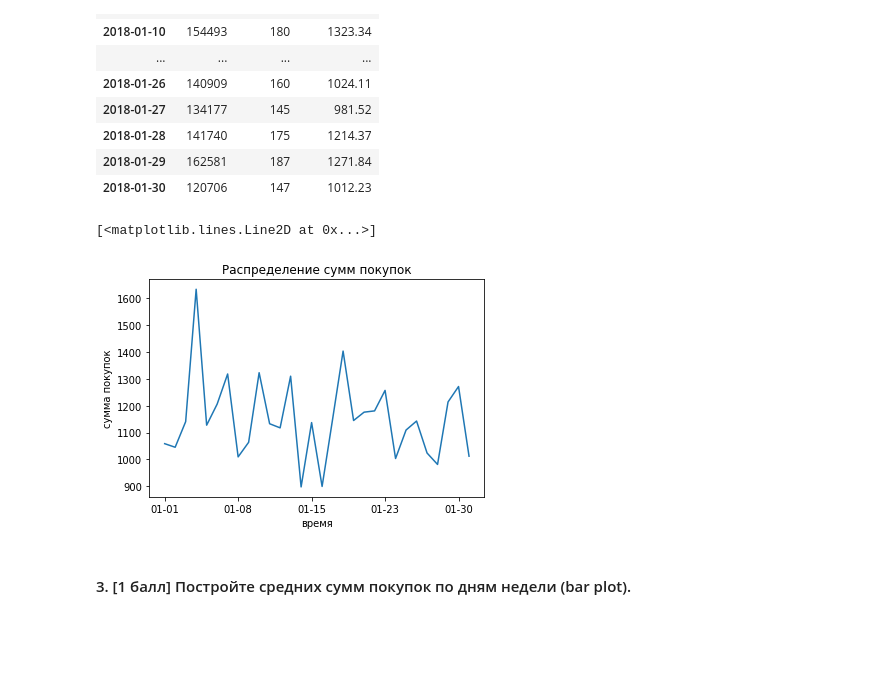
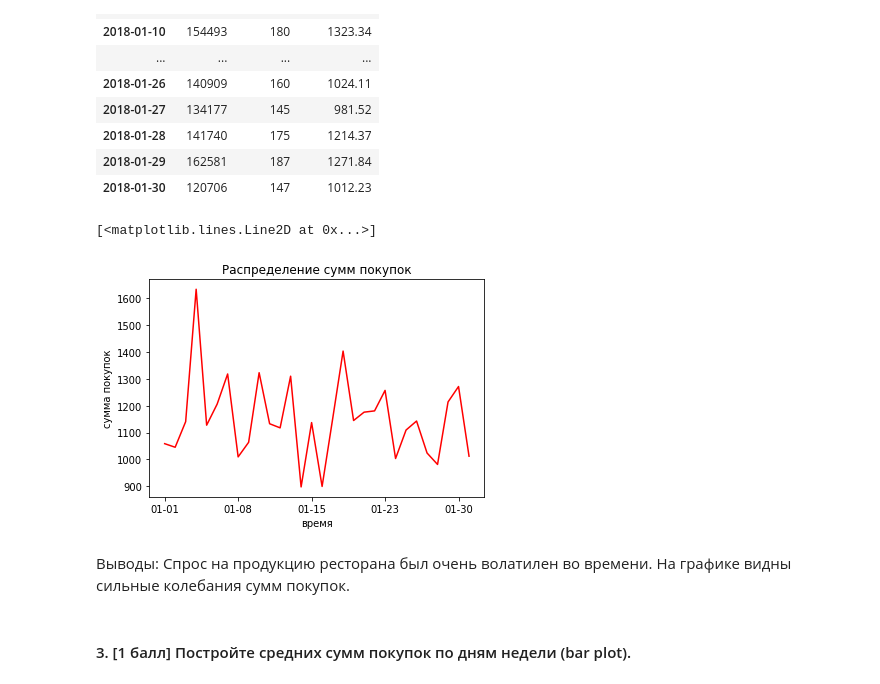
Before and after one commit to hse-mlearn/ha-01-mvdokuchaev, a Jupyter notebook: homework-practice-01.ipynb, the cells around one changed output. Saved outputs shown, nothing was run; the diff lists cells and outputs as text; code cells hidden in the pictures; blank space fills up the shorter version.

```diff
--- a/homework-practice-01.ipynb
+++ b/homework-practice-01.ipynb
@@ -585,16 +589,18 @@ data.groupby('date').sum()
 | 2018-01-29 | 162581 | 187 | 1271.84 |
 | 2018-01-30 | 120706 | 147 | 1012.23 |
 # %%
-fig = plt.figure()
-bx1 = fig.add_subplot(1, 1, 1)
+fig2 = plt.figure()
+bx1 = fig2.add_subplot(1, 1, 1)
 bx1.set_title('Распределение сумм покупок')
 bx1.set_xlabel('время')
 bx1.set_ylabel('сумма покупок')
 ticks = bx1.set_xticks([0, 7, 14, 21, 28])
 labels = bx1.set_xticklabels(['01-01','01-08','01-15','01-23','01-30'])
-bx1.plot(data.groupby('date').sum()['item_price2'])
+bx1.plot(data.groupby('date').sum()['item_price2'], color='r')
 # %% [output]
 [<matplotlib.lines.Line2D at 0x...>]
-[figure, old version]
+[figure, new version]
+# %% [markdown]
+Выводы: Спрос на продукцию ресторана был очень волатилен во времени. На графике видны сильные колебания сумм покупок.
 # %% [markdown]
 #### 3. [1 балл] Постройте средних сумм покупок по дням недели (bar plot).
```
Also changed, not shown: parts of 13 cells of this notebook.
